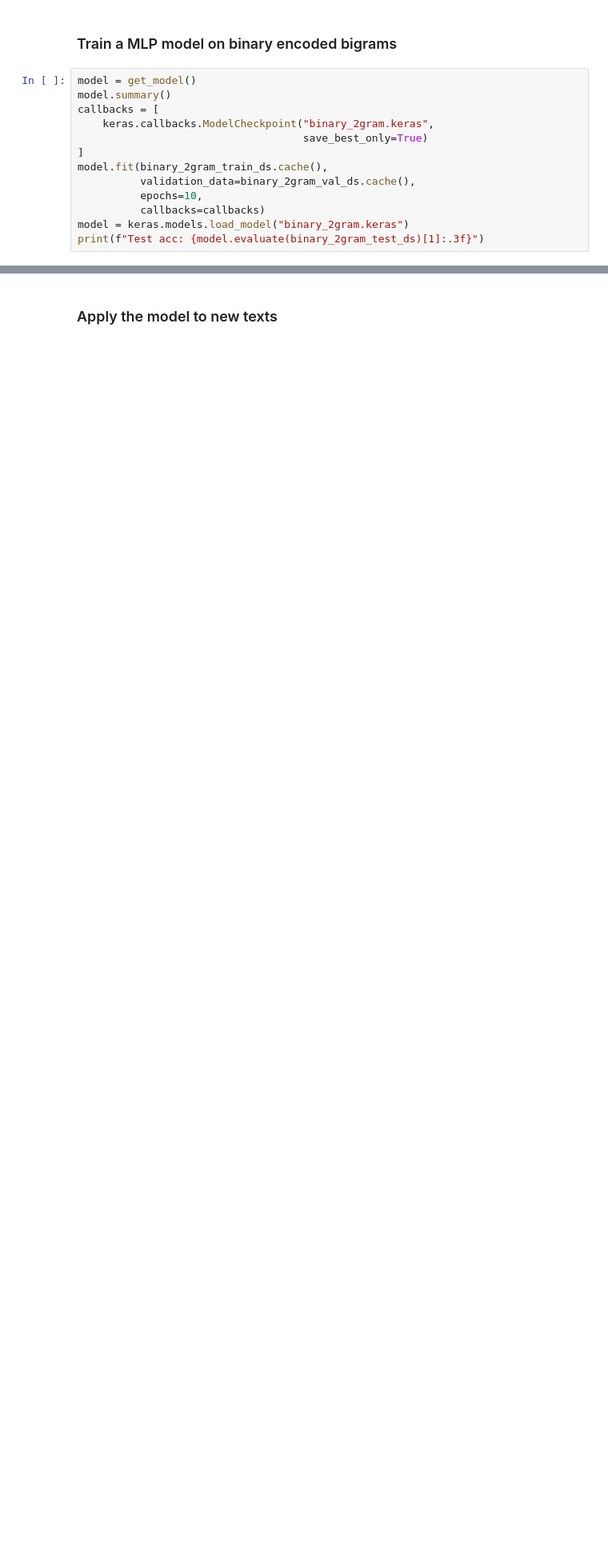
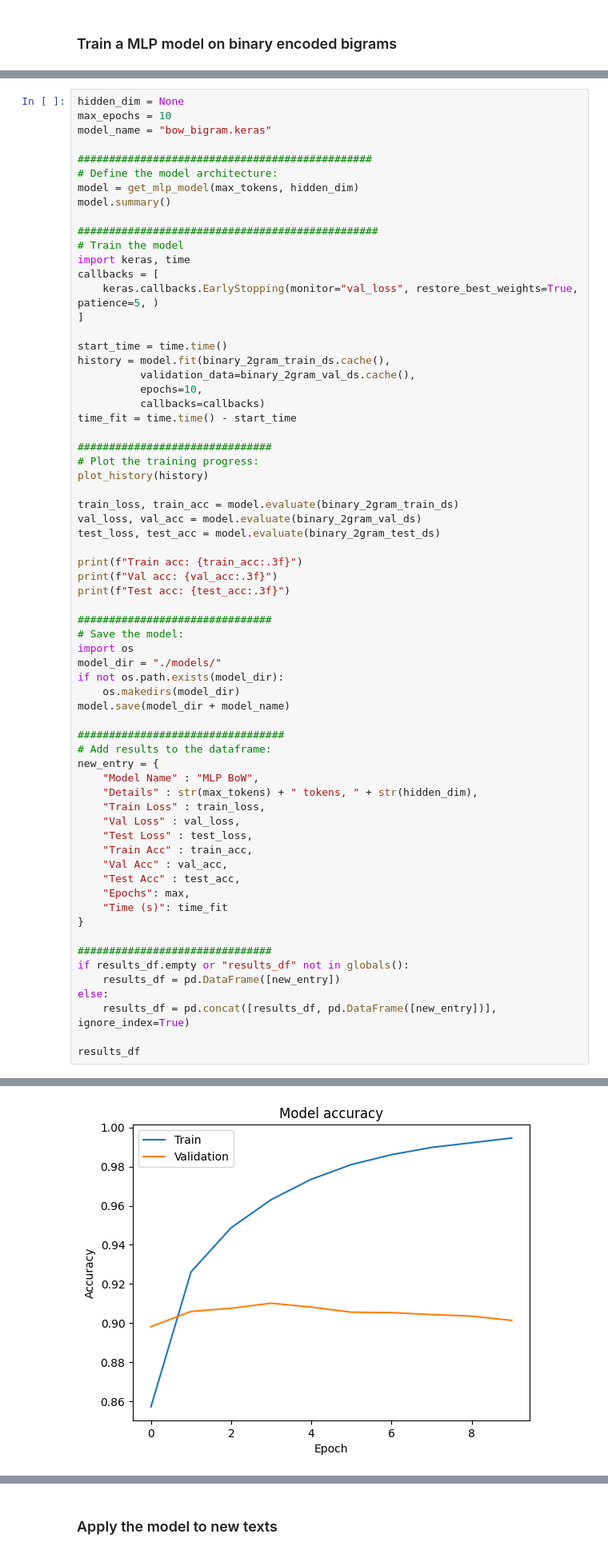
Before and after one commit to reitezuz/18NES2-2025, a Jupyter notebook: week_10/text_classification_IMDB.ipynb, the cells around one changed output, grey strips where cells are left out. Shown at 80% size. Cells and saved outputs as stored; diff of their text form; blank space fills up the shorter version.

```diff
--- a/week_10/text_classification_IMDB.ipynb
+++ b/week_10/text_classification_IMDB.ipynb
@@ -263,15 +422,2 @@ targets[0]: tf.Tensor(0, shape=(), dtype=int32)
 # %% [markdown]
 ### Train a MLP model on binary encoded bigrams
-# %%
-model = get_model()
-model.summary()
-callbacks = [
-    keras.callbacks.ModelCheckpoint("binary_2gram.keras",
-                                    save_best_only=True)
-]
-model.fit(binary_2gram_train_ds.cache(),
-          validation_data=binary_2gram_val_ds.cache(),
-          epochs=10,
-          callbacks=callbacks)
-model = keras.models.load_model("binary_2gram.keras")
-print(f"Test acc: {model.evaluate(binary_2gram_test_ds)[1]:.3f}")
@@ -310,0 +424,67 @@ Test acc: 0.897
+# %%
+hidden_dim = None
+max_epochs = 10
+model_name = "bow_bigram.keras"
+
+###############################################
+# Define the model architecture:
+model = get_mlp_model(max_tokens, hidden_dim)
+model.summary()
+
+################################################
+# Train the model
+import keras, time
+callbacks = [
+    keras.callbacks.EarlyStopping(monitor="val_loss", restore_best_weights=True, patience=5, )
+]
+
+start_time = time.time()
+history = model.fit(binary_2gram_train_ds.cache(),
+          validation_data=binary_2gram_val_ds.cache(),
+          epochs=10,
+          callbacks=callbacks)
+time_fit = time.time() - start_time
+
+###############################
+# Plot the training progress:
+plot_history(history)
+
+train_loss, train_acc = model.evaluate(binary_2gram_train_ds)
+val_loss, val_acc = model.evaluate(binary_2gram_val_ds)
+test_loss, test_acc = model.evaluate(binary_2gram_test_ds)
+
+print(f"Train acc: {train_acc:.3f}")
+print(f"Val acc: {val_acc:.3f}")
+print(f"Test acc: {test_acc:.3f}")
+
+###############################
+# Save the model:
+import os
+model_dir = "./models/"
+if not os.path.exists(model_dir):
+    os.makedirs(model_dir)
+model.save(model_dir + model_name)
+
+#################################
+# Add results to the dataframe:
+new_entry = {
+    "Model Name" : "MLP BoW",
+    "Details" : str(max_tokens) + " tokens, " + str(hidden_dim),
+    "Train Loss" : train_loss,
+    "Val Loss" : val_loss,
+    "Test Loss" : test_loss,
+    "Train Acc" : train_acc,
+    "Val Acc" : val_acc,
+    "Test Acc" : test_acc,
+    "Epochs": max,
+    "Time (s)": time_fit
+}
+
+###############################
+if results_df.empty or "results_df" not in globals():
+    results_df = pd.DataFrame([new_entry])
+else:
+    results_df = pd.concat([results_df, pd.DataFrame([new_entry])], ignore_index=True)
+
+results_df
+# %% [output]
@@ -310,0 +519 @@ Test acc: 0.897
+[figure, added]
```
Also changed, not shown: parts of 32 cells of this notebook.
